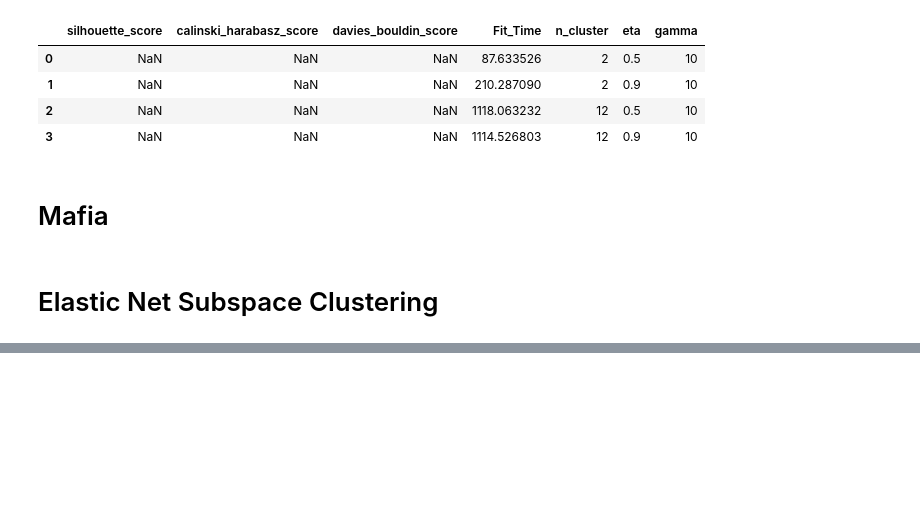
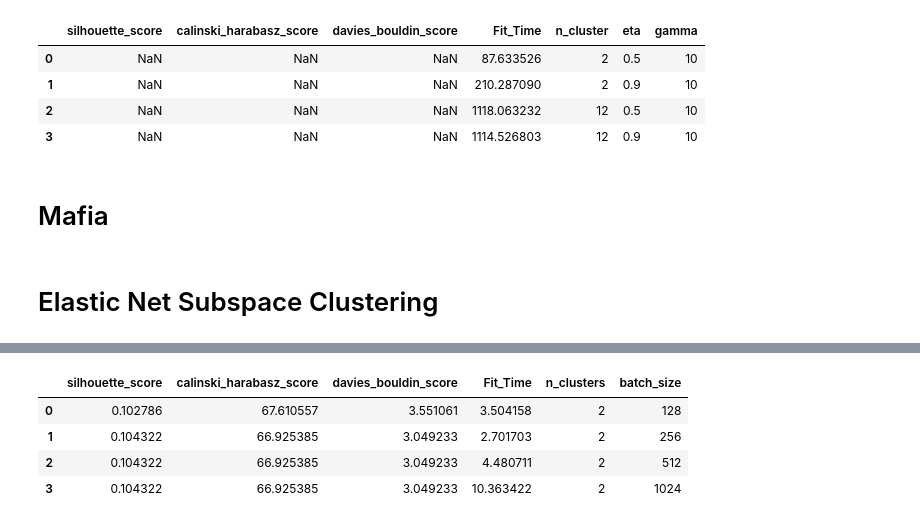
Before and after one commit to MarkF-hanze/UMCG_Thesis, a Jupyter notebook: Working_Code/Main_Shaved.ipynb, the cells around one changed output, grey strips where cells are left out. Drawn from its saved outputs; the diff is of its cells as text; code cells hidden in the pictures; blank space fills up the shorter version.

```diff
--- a/Working_Code/Main_Shaved.ipynb
+++ b/Working_Code/Main_Shaved.ipynb
@@ -347,0 +397,8 @@ with open('Results/GridsearchPython.pkl', 'wb') as f:
+# %%
+test.sort_values('calinski_harabasz_score', axis=0, ascending=False).head(4)
+# %% [output]
+|  | silhouette_score | calinski_harabasz_score | davies_bouldin_score | Fit_Time | n_clusters | batch_size |
+| 0 | 0.102786 | 67.610557 | 3.551061 | 3.504158 | 2 | 128 |
+| 1 | 0.104322 | 66.925385 | 3.049233 | 2.701703 | 2 | 256 |
+| 2 | 0.104322 | 66.925385 | 3.049233 | 4.480711 | 2 | 512 |
+| 3 | 0.104322 | 66.925385 | 3.049233 | 10.363422 | 2 | 1024 |
```
Also changed, not shown: parts of 13 cells of this notebook, 48 other files.
